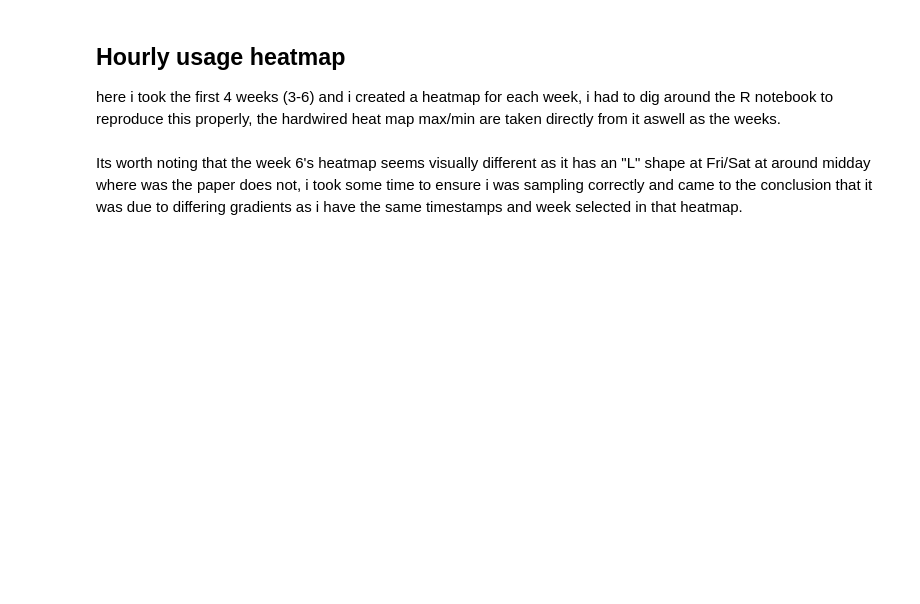
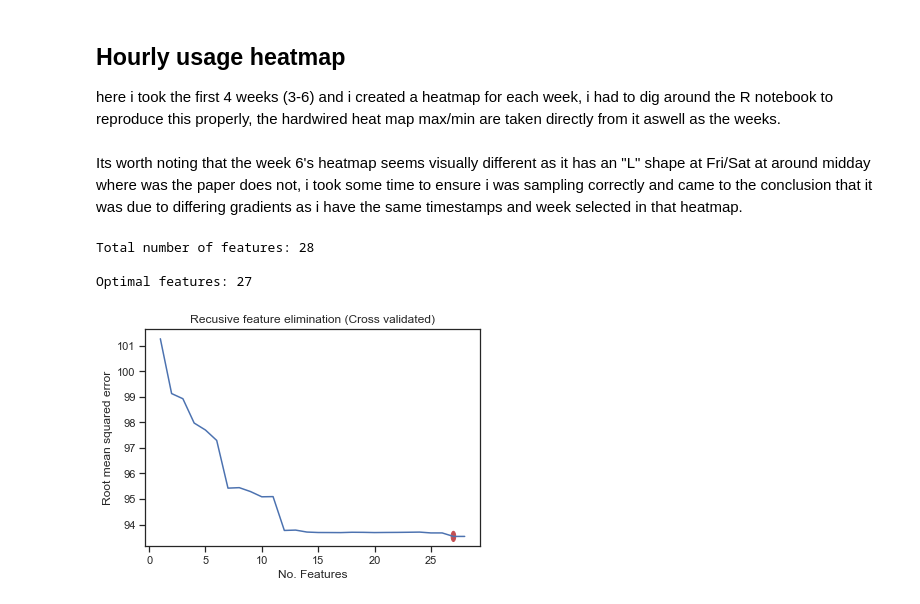
Before and after one commit to billy1234/DataScience-Portfolio, a Jupyter notebook: Portfolio2.ipynb, the cells around one changed output. Drawn from its saved outputs; the diff is of its cells as text; code cells hidden in the pictures; blank space fills up the shorter version.

```diff
--- a/Portfolio2.ipynb
+++ b/Portfolio2.ipynb
@@ -103,0 +83,55 @@ None
+# %%
+from sklearn.linear_model import LinearRegression
+from sklearn.feature_selection import RFECV
+from matplotlib.patches import Circle
+
+import math
+
+dateToInt = dict(zip(["Monday","Tuesday","Wednesday","Thursday","Friday","Saturday","Sunday"], range(0,7)))
+
+def makeNumeric(df):
+    df['WeekStatus'] =  df['WeekStatus'].map(lambda x : 0 if x is "Weekend" else 1)
+    df['Day_of_week'] = df['Day_of_week'].map(lambda x: dateToInt[x])
+    return df
+
+df_train, df_test = pd.read_csv(trainingPath).drop(['rv1','rv2'],axis=1),pd.read_csv(testingPath).drop(['rv1','rv2'],axis=1)
+#remove random variables as our models shouldn't use them
+df_train, df_test = makeNumeric(df_train), makeNumeric(df_test)
+df_train_test = pd.concat([df_train , df_test])
+
+predictors = df_train_test._get_numeric_data().drop(['Appliances'], axis=1)
+print(f"Total number of features: {predictors.columns.values.size}\n")
+
+
+split = [(range(0,len(df_train)),range(len(df_train),len(df_train) + len(df_test)))]
+
+def RMSE(estimator, X, y):
+    return(math.sqrt(np.mean( (y - estimator.predict(X)) ** 2)))
+
+def residPlot(predictors,y,model):
+    y_hat = model.predict(predictors)
+    residuals = y - y_hat
+    sns.scatterplot(y,residuals)
+    plt.ylabel("Residuals")
+    plt.xlabel("Appliances Energy Consumption")
+    plt.title = 'Residual Plot'
+    plt.axhline(color='r')
+
+def trainReduced(pred,y):
+    return RFECV(LinearRegression(),step=1,scoring=RMSE,cv=split).fit(pred,y)
+
+model =trainReduced(predictors,df_train_test['Appliances'])
+
+sns.lineplot(range(1,len(model.grid_scores_) + 1),model.grid_scores_).set_title('Recusive feature elimination (Cross validated)')
+plt.ylabel("Root mean squared error")
+plt.xlabel("No. Features")
+minError = np.argmin(model.grid_scores_) + 1;
+print(f"Optimal features: {minError}")
+plt.gcf().gca().add_artist(Circle((minError,model.grid_scores_[minError -1]),0.2,color='r')) ## add blip for min error
+plt.show()
+None
+# %% [output]
+Total number of features: 28
+
+Optimal features: 27
+[figure, added]
```
Also changed, not shown: parts of 11 cells of this notebook.
